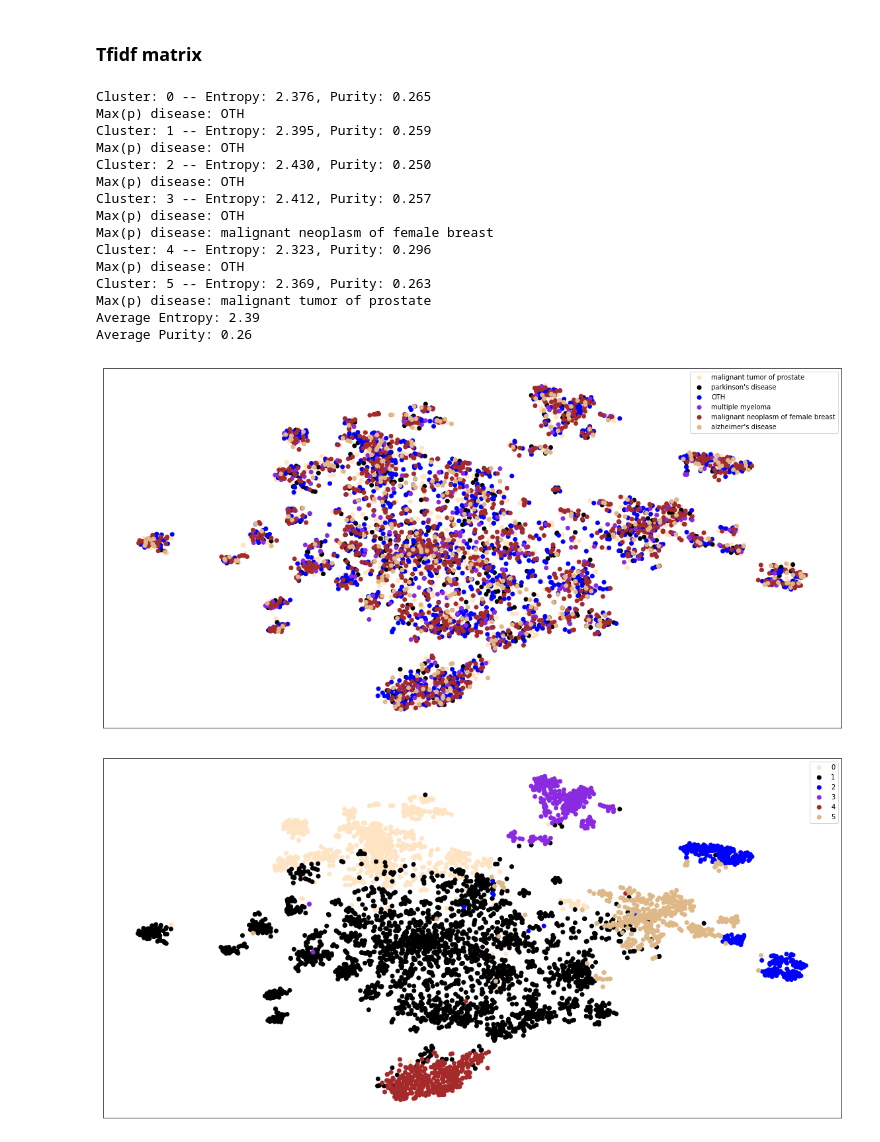
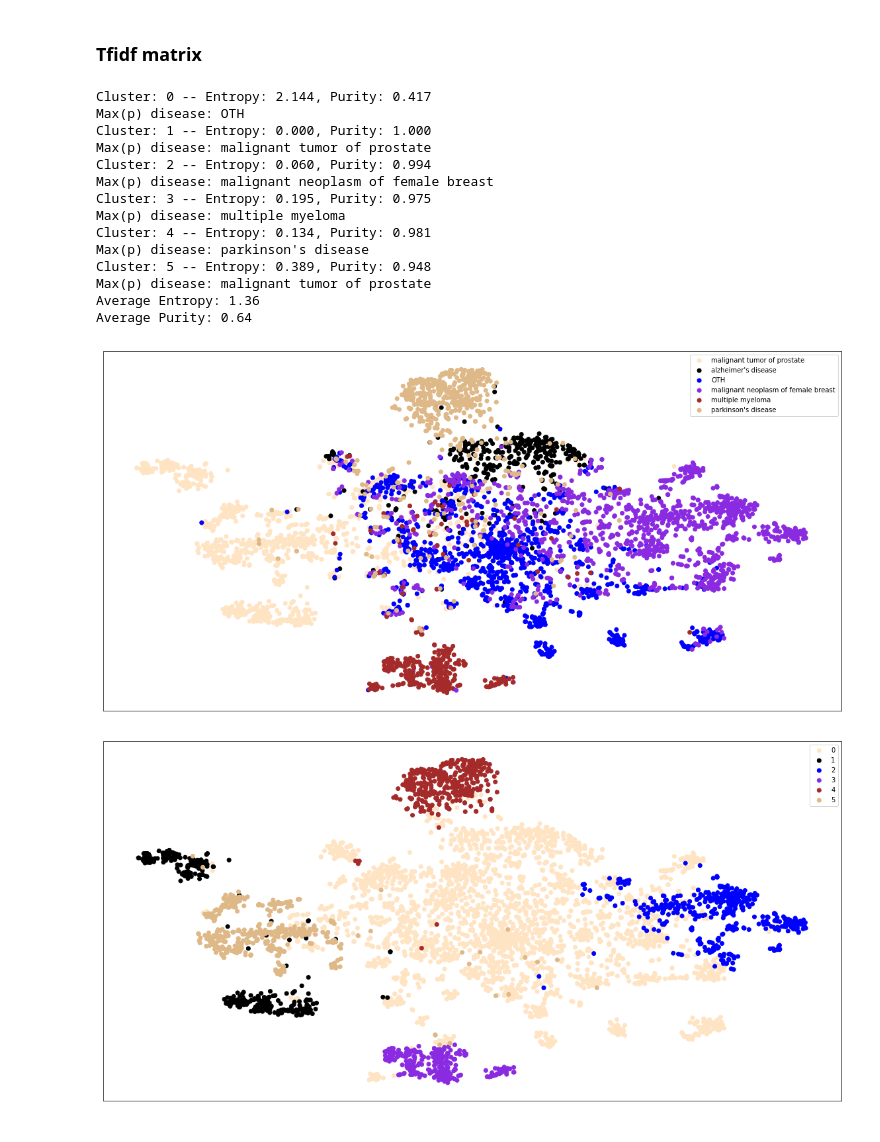
Before and after one commit to landiisotta/stratification_ILRM, a Jupyter notebook: src_v2/clustering_viz.ipynb, the cells around one changed output. Saved outputs shown, nothing was run; the diff lists cells and outputs as text; code cells hidden in the pictures.

Commit message:
fixed bug clustering

```diff
--- a/src_v2/clustering_viz.ipynb
+++ b/src_v2/clustering_viz.ipynb
@@ -26,7 +26,7 @@ homedir = os.path.expanduser('~')
 prjdir = 'Desktop/ehr-stratification'
 datadir = 'data'
 outdir = path.join(homedir, prjdir, datadir, 'mixed')
-expdir = path.join(homedir, prjdir, datadir, 'experiments/mixed-2019-02-21-17-39-46')
+expdir = path.join(homedir, prjdir, datadir, 'experiments/mixed-2019-02-26-22-59-55')
 
 # sub-sampling
 n_samples = 5000
@@ -51,6 +51,8 @@ if n_samples is not None:
     encoded = enc_tmp
 set_mrns = set(mrns)
 
+encoded = preprocessing.scale(encoded)
+
 # read the vocabulary
 with open(path.join(outdir, 'cohort-new_vocab.csv')) as f:
     rd = csv.reader(f)
@@ -68,6 +70,7 @@ with open(path.join(outdir, 'cohort-new_ehr.csv')) as f:
 
 # raw data (scaled) counts
 scaler = StandardScaler()
+mrn_list = raw_ehr.keys()
 data = raw_ehr.values()
 raw_data = np.zeros((len(data), len_vocab))
 for idx, token_list in enumerate(data):
@@ -242,7 +245,7 @@ def outer_clustering_analysis(data, gt_clu, affinity_clu='euclidean'):
 ## Run t-SNE for data visualization
 # %%
 # initialize T-SNE
-tsne = TSNE(n_components=2, n_iter=7000, perplexity=40, random_state=42)
+tsne = TSNE(n_components=2, n_iter=1000, perplexity=40, random_state=42)
 
 # plot colors
 col_dict = matplotlib.colors.CSS4_COLORS
@@ -279,6 +282,7 @@ Computed: TF-IDF matrix t-SNE
 # %%
 # choose the disease classes: first_disease, oth_disease
 disease_class_first = [gt_disease[m] for m in mrns]
+raw_disease_class_first = [gt_disease[m] for m in mrn_list]
 disease_dict = {d: i for i, d in enumerate(set(disease_class_first))}
 # %% [markdown]
 ### CNN - AE encodings
@@ -323,28 +327,27 @@ Average Purity: 0.31
 ### Tfidf matrix
 # %%
 # plot data
-colors_tfidf1 = [colormap[disease_dict[v]] for v in disease_class_first]
-single_plot(tfidf_tsne, disease_class_first, colors_tfidf1)
+colors_tfidf1 = [colormap[disease_dict[v]] for v in raw_disease_class_first]
+single_plot(tfidf_tsne, raw_disease_class_first, colors_tfidf1)
 
 # plot cluster results
-clusters = outer_clustering_analysis(svd_mat, disease_class_first)
+clusters = outer_clustering_analysis(svd_mat, raw_disease_class_first)
 colors_tfidf2 = [colormap[v] for v in clusters]
 single_plot(tfidf_tsne, clusters, colors_tfidf2)
 # %% [output]
-Cluster: 0 -- Entropy: 2.376, Purity: 0.265
+Cluster: 0 -- Entropy: 2.144, Purity: 0.417
 Max(p) disease: OTH
-Cluster: 1 -- Entropy: 2.395, Purity: 0.259
-Max(p) disease: OTH
-Cluster: 2 -- Entropy: 2.430, Purity: 0.250
-Max(p) disease: OTH
-Cluster: 3 -- Entropy: 2.412, Purity: 0.257
-Max(p) disease: OTH
+Cluster: 1 -- Entropy: 0.000, Purity: 1.000
+Max(p) disease: malignant tumor of prostate
+Cluster: 2 -- Entropy: 0.060, Purity: 0.994
 Max(p) disease: malignant neoplasm of female breast
-Cluster: 4 -- Entropy: 2.323, Purity: 0.296
-Max(p) disease: OTH
-Cluster: 5 -- Entropy: 2.369, Purity: 0.263
+Cluster: 3 -- Entropy: 0.195, Purity: 0.975
+Max(p) disease: multiple myeloma
+Cluster: 4 -- Entropy: 0.134, Purity: 0.981
+Max(p) disease: parkinson's disease
+Cluster: 5 -- Entropy: 0.389, Purity: 0.948
 Max(p) disease: malignant tumor of prostate
-Average Entropy: 2.39
-Average Purity: 0.26
+Average Entropy: 1.36
+Average Purity: 0.64
-[figure, old version]
+[figure, new version]
-[figure, old version]
+[figure, new version]
```
Also changed, not shown: parts of 1 cell of this notebook, 3 other files.
